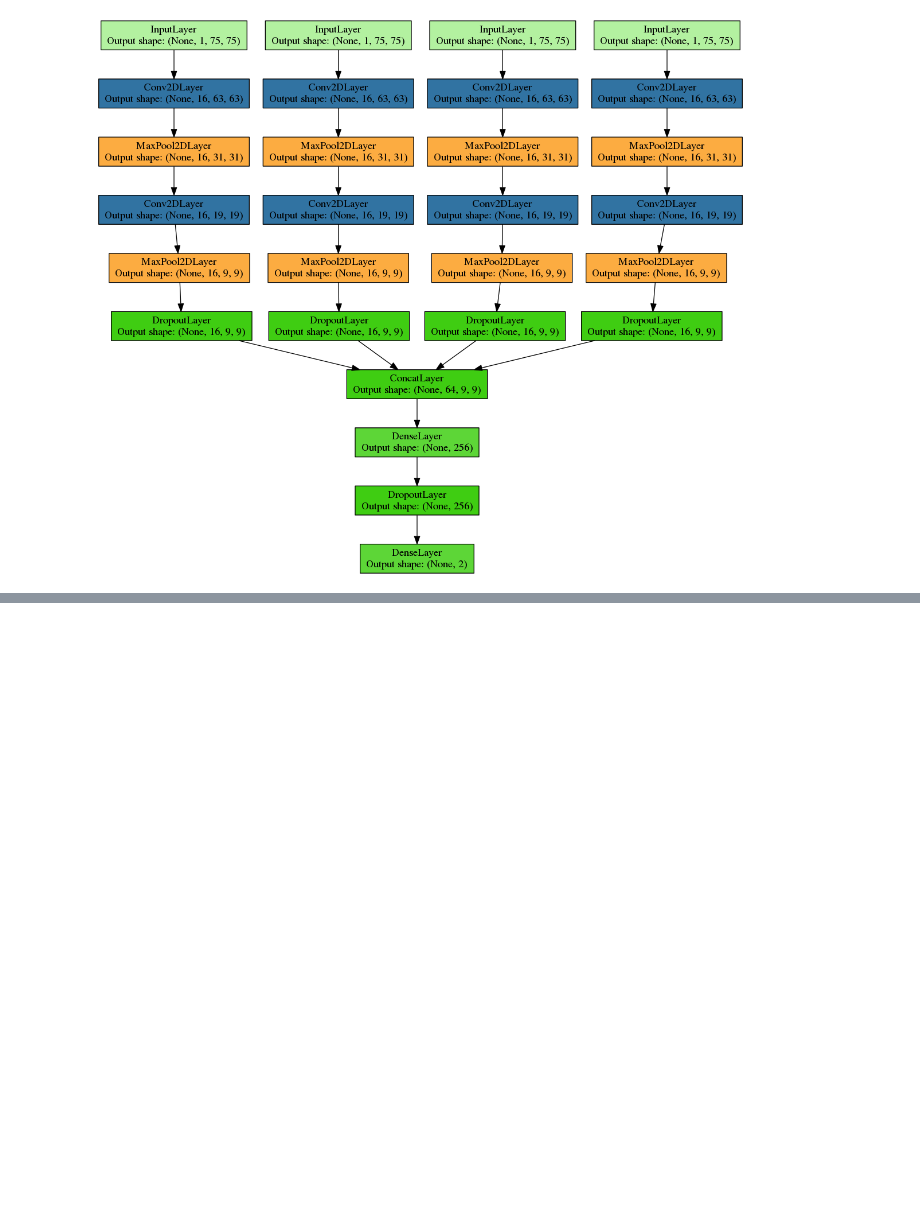
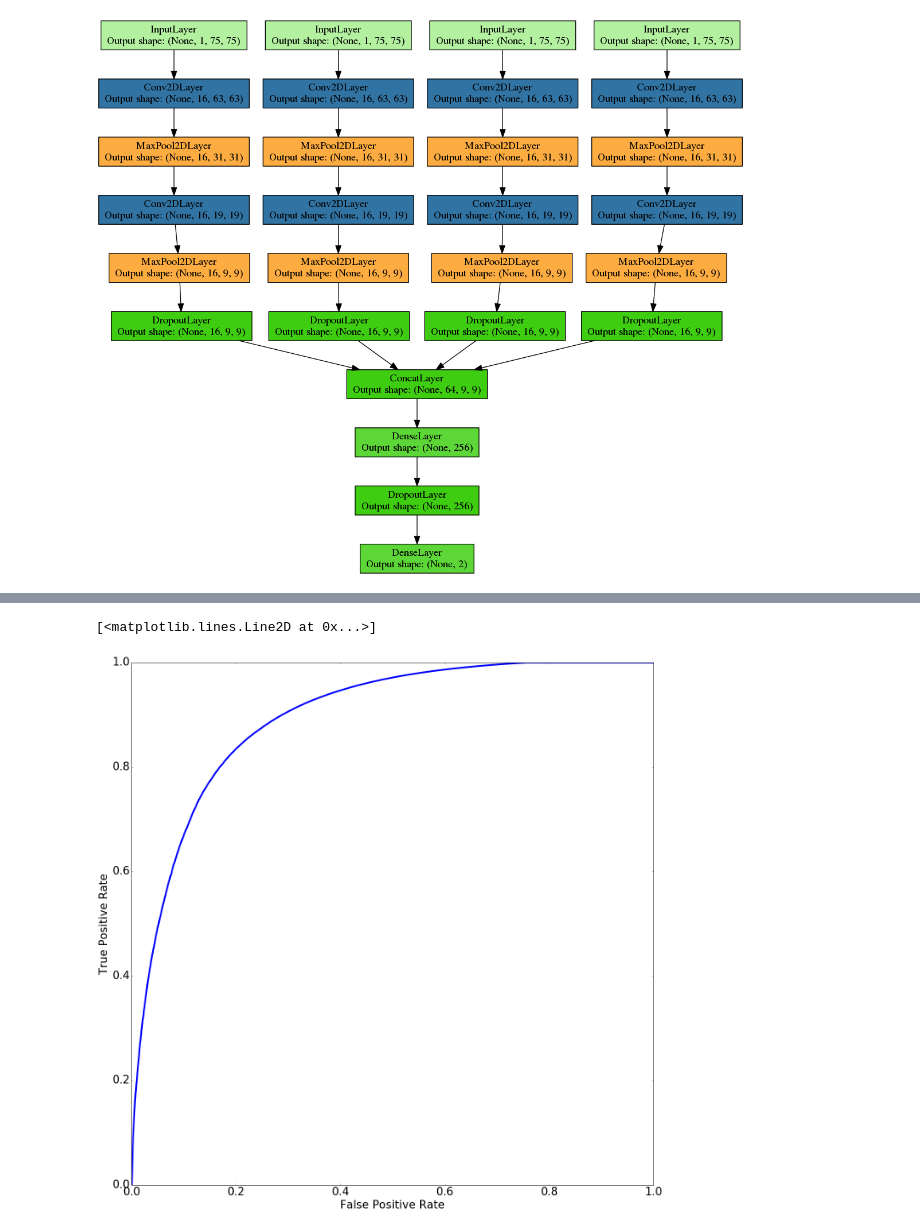
Before and after one commit to SrutiBh/mlproof, a Jupyter notebook: CNN_STATS.ipynb, the cells around one changed output, grey strips where cells are left out. Cells and saved outputs as stored; diff of their text form; code cells hidden in the pictures; blank space fills up the shorter version.

```diff
--- a/CNN_STATS.ipynb
+++ b/CNN_STATS.ipynb
@@ -62,0 +127,29 @@ Stats.run_cylinder_xp(cnn)
+# %%
+    import numpy as np
+    fig, ax = plt.subplots(figsize=(22,22))
+    plt.xlabel('False Positive Rate')
+    plt.ylabel('True Positive Rate')
+
+    from scipy.optimize import curve_fit
+
+    def green_func(x, a, b, c):
+        return a*np.exp(-b*x)+c
+
+    def red_func(x, a, b, c):
+        return a*np.exp(-b*x)+c
+
+
+#     popt, _ = curve_fit(green_func, x_marks, good_fixes_per_minute, p0=(1, 1e-6, 1))
+    goodx = np.linspace(0,len(TP_P),len(TP_P))
+#     goody = green_func(goodx, *popt)
+    popt2, _ = curve_fit(red_func, goodx, TP_P)#, p0=(1, 1e-6, 1))
+    bady = red_func(goodx, *popt2)
+
+#     ax.plot(TN_N, TP_P)
+#     ax.plot(TN_N, TP_P, linewidth=4)plt
+    plt.xlim(0,1)
+    plt.ylim(0,1)
+    ax.plot(TN_N, np.clip(bady,0,1), linewidth=4)
+# %% [output]
+[<matplotlib.lines.Line2D at 0x...>]
+[figure, added]
```
Also changed, not shown: parts of 16 cells of this notebook, 8 other files.
